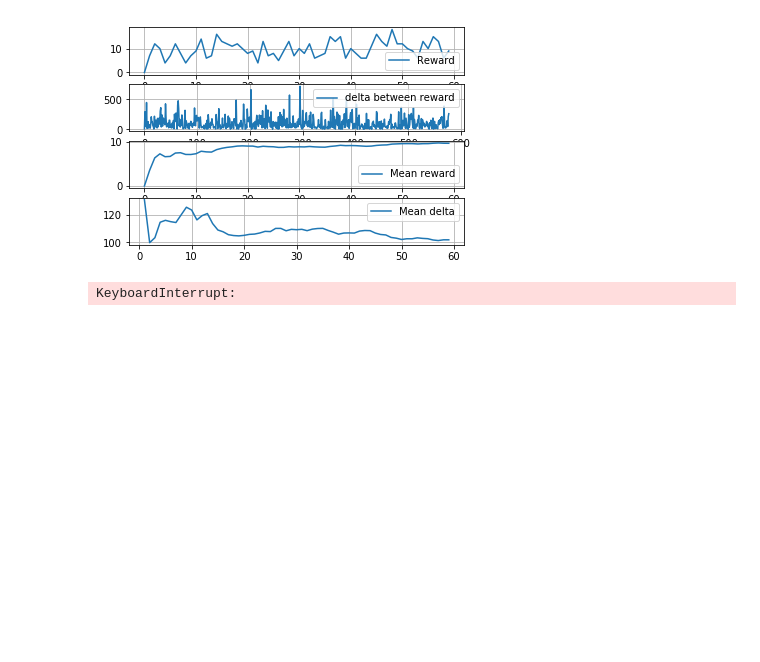
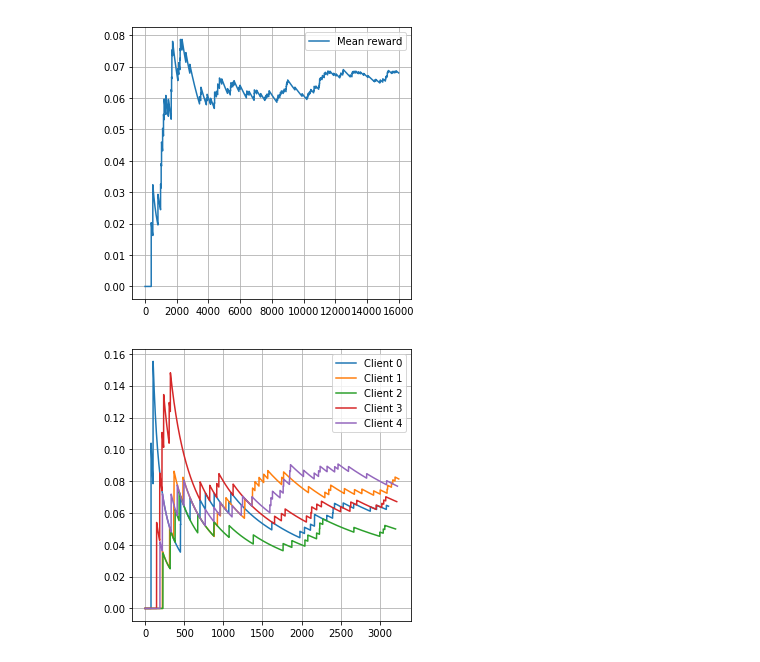
Before and after one commit to Angelaben/Thesis-RL_VP, a Jupyter notebook: Agent/RecommenderMono_Stationary_NonContentBased_IPY.ipynb, the cells around one changed output. Cells and saved outputs as stored; diff of their text form; code cells hidden in the pictures; blank space fills up the shorter version.

```diff
--- a/Agent/RecommenderMono_Stationary_NonContentBased_IPY.ipynb
+++ b/Agent/RecommenderMono_Stationary_NonContentBased_IPY.ipynb
@@ -11,7 +11,7 @@ from torch.distributions import Categorical
 import matplotlib.pyplot as plt
 from IPython.display import clear_output
 from Environment.BanditEnvironment_stationary import BanditEnvironment as env_generator
-
+from Tools import Logger
 n_feature_item = 3
 n_feature_client = 3
 range_price = 10
@@ -75,7 +75,7 @@ class Runner() :
         self.n_episode = n_episode
         self.batch_size = 32
         self.epsilon = np.finfo(np.float32).eps.item()
-
+        self.logger = Logger.Logger(n_client, env)
     def select_action(self, state) :
         probs, value = self.model(state)
         # On recupere une proba 5x5
@@ -126,49 +126,34 @@ class Runner() :
             mean_log.append(np.mean(ep_reward_cumul))
 
             clear_output(True)
-            plt.subplot(411)
-            plt.plot(ep_reward_cumul, label = "Reward")
-            plt.legend()
-            plt.grid()
-            plt.subplot(412)
-            plt.plot(cumulator, label = "delta between reward")
-            plt.legend()
-            plt.grid()
-            plt.subplot(413)
-            plt.plot(mean_log, label = "Mean reward")
-            plt.legend()
-            plt.grid()
-            plt.subplot(414)
-            plt.plot(mean_delta, label = "Mean delta")
-            plt.legend()
-            plt.grid()
+            self.logger.plot()
 
-            plt.show()
 
             ep_reward = 0
             for t in range(delay) :  # Collect trajectoire
                 # state = [client.get_properties[1], list_item, client_id]
                 state = [client_id, items]
                 action = self.select_action(state)
                 client_id, items, reward = env.step_mono_recommendation(action)
                 if reward > 0 :
                     delta = t + i_episode * delay - last_reward
                     cumulator.append(delta)
 
                     last_reward = t + i_episode * delay
                 ep_reward += reward
                 rewards.append(reward)
+                self.logger.add_reward_client(reward, client_id)
             self.replay(rewards)
             rewards = []
             if i_episode % self.log_delay == 0 :
                 print("Episode {} with reward : {}".format(i_episode, ep_reward))
 
 
 if __name__ == '__main__' :
     env = env_generator(n_client = n_client, n_item = n_item, nb_color = range_color, range_price = range_price)
     torch.manual_seed(42)
     runner = Runner(env)
     runner.run()
 # %% [output]
-[figure, old version]
+[figure, new version]
-KeyboardInterrupt:
+[figure, added]
```
Also changed, not shown: parts of 7 cells of this notebook, 6 other files.
